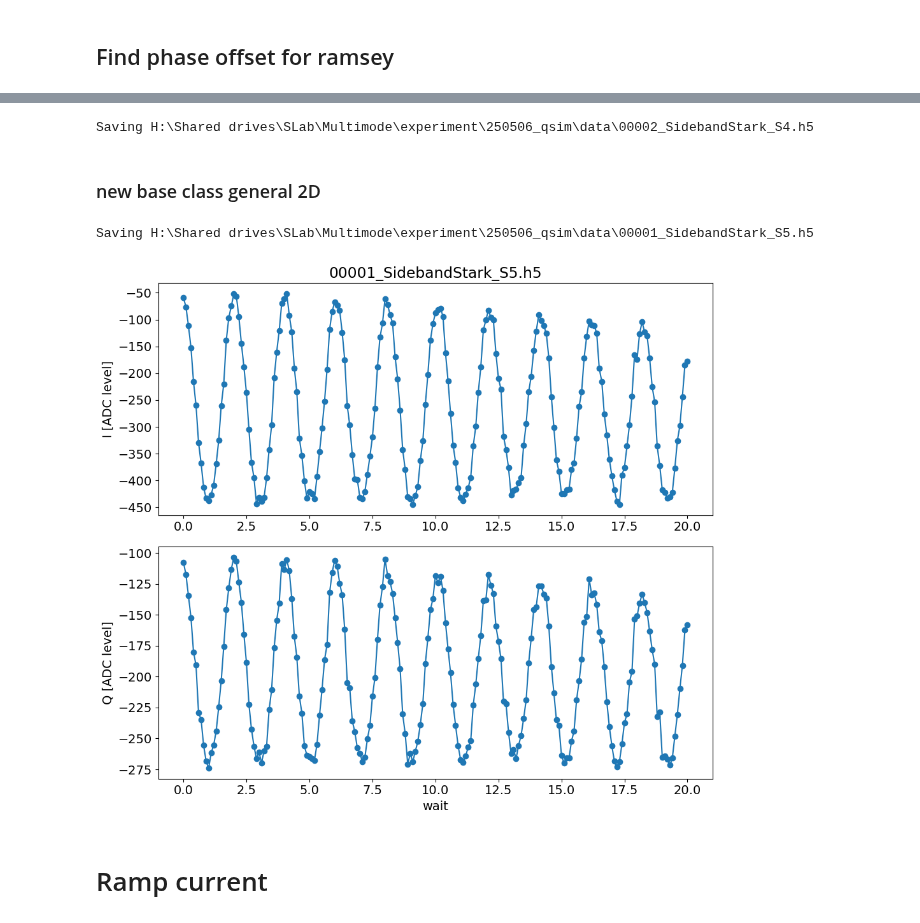
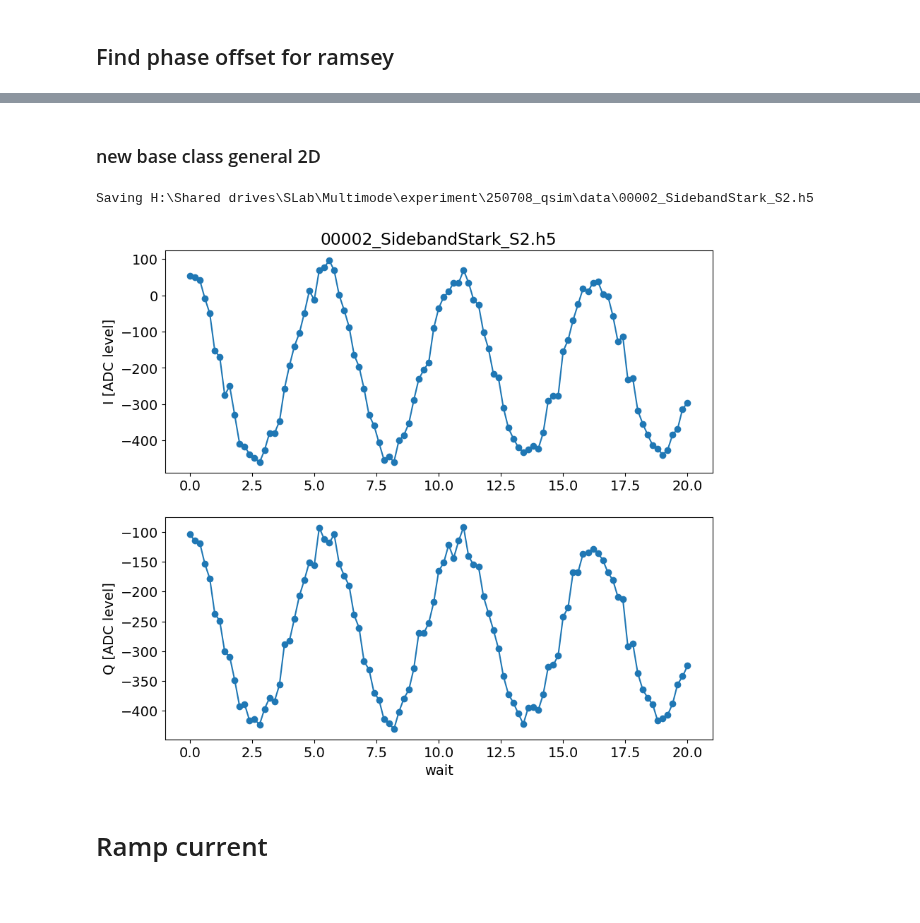
Before and after one commit to SchusterLab/multimode_expts, a Jupyter notebook: qsim_experiments.ipynb, the cells around one changed output, grey strips where cells are left out. Cells and saved outputs as stored; diff of their text form; code cells hidden in the pictures.

Commit message:
trying to rerun ac stark shift calibration

```diff
--- a/qsim_experiments.ipynb
+++ b/qsim_experiments.ipynb
@@ -40,6 +40,6 @@ Could not load Autonics TM4 Driver
 import json
 import os
 # path = os.getcwd()
-path = r'H:\Shared drives\SLab\Multimode\experiment\250506_qsim' # for data
+path = r'H:\Shared drives\SLab\Multimode\experiment\250708_qsim' # for data
 print("path: ", path)
 # %% [output]
@@ -315,17 +338,17 @@ from multimode_expts.experiments.qsim.sideband_scramble import SidebandScrambleE
 # %%
 expt_params = dict(
     expts = 1,
-    reps = 1000,
+    reps = 200,
     rounds = 1,
     qubits = [0],
     f0g1_cavity = 1,  #  1/2 name of manipulate cavity
     init_stor = 1, # storage mode number to initialize to n=1 Fock state
     ro_stor = 0, # storage mode number that gets read out in the end
     # if 0, this means to read out man instead
-    floquet_cycles = list(range(1,101)),
+    floquet_cycles = list(range(1,21)),
     detune=0,
     normalize = False,
-    active_reset = True,
+    active_reset = False,
     man_reset = True,
     storage_reset = True,
     advance_phase = 0, # advance phase of second pi/2 by this much [degrees]
@@ -340,6 +363,6 @@ sbs = SidebandScrambleExperiment(
     expt_params = expt_params,
     progress=True)
 
-sbs.cfg.device.readout.relax_delay = [200]  # Wait time between experiments [us]
+sbs.cfg.device.readout.relax_delay = [2500]  # Wait time between experiments [us]
 sbs.go(analyze=False, display=True, progress=True, save=True)
 # %% [output]
@@ -472,5 +572,5 @@ from multimode_expts.experiments.qsim.sideband_stark import SidebandStarkExperim
 # %%
-for init_stor in range(1,8):
+for init_stor in [1]: #range(1,8):
     ro_stor = 0
     expt_params = dict(
         expts = 1,
@@ -485,7 +585,7 @@ for init_stor in range(1,8):
         detune = 0,
         phases=np.linspace(-90,90,91).tolist(),
         # wait=10, # wait time between two hpi pulses in us
-        waits = np.linspace(0,10,51).tolist(),
+        waits = np.linspace(0,2,51).tolist(),
         swept_params = ['phase', 'wait'],
         # usage: if you want to sweep cfg.expt.paramName,
         # include paramName here in this list
@@ -522,58 +616,14 @@ Saving H:\Shared drives\SLab\Multimode\experiment\250506_qsim\data\00000_Sideban
-# %%
-for init_stor in [4]: #range(1,8):
-    ro_stor = 0
-    expt_params = dict(
-        expts = 1,
-        reps = 500,
-        rounds = 1,
-        qubits = [0],
-        f0g1_cavity = 1,  #  1/2 name of manipulate cavity
-        init_stor = init_stor, # storage mode number to initialize to n=1 Fock state
-        ro_stor = ro_stor, # storage mode number that gets read out in the end
-        # if 0, this means to read out man instead
-        # detunes=np.linspace(-0.1,0.1,101).tolist(),
-        detune = 0,
-        phases=np.linspace(-90,90,91).tolist(),
-        # wait=10, # wait time between two hpi pulses in us
-        waits = np.linspace(0,2,51).tolist(),
-        swept_params = ['phase', 'wait'],
-        # usage: if you want to sweep cfg.expt.paramName,
-        # include paramName here in this list
-        # AND include cfg.expt.paramNames (note the s) as a list of values to step thru.
-        # (You want a list instead of numpy array for better yaml export.)
-        # Currently handles 1D and 2D sweeps and plots only.
-        # For 2D, order is [outer, inner].
-        normalize = False,
-        active_reset = True,
-        man_reset = True,
-        storage_reset = True,
-        advance_phase = 0, # advance phase of second pi/2 by this much [degrees]
-        echoes = [False, 0], # [on/off, number of echoes]
-    )
-
-    sta = SidebandStarkExperiment(
-        soccfg=soc,
-        path=expt_path,
-        prefix=f"SidebandStark_S{expt_params['init_stor']}",
-        config_file=config_path,
-        expt_params = expt_params,
-        progress=True)
-
-    sta.cfg.device.readout.relax_delay = [200]  # Wait time between experiments [us]
-    sta.go(analyze=False, display=False, progress=True, save=True)
-# %% [output]
-Saving H:\Shared drives\SLab\Multimode\experiment\250506_qsim\data\00002_SidebandStark_S4.h5
 # %% [markdown]
 ### new base class general 2D
 # %%
 from multimode_expts.experiments.qsim.sideband_stark import SidebandStarkProgram
 from multimode_expts.experiments.qsim.qsim_base import QsimBaseExperiment
 # %%
-for init_stor in [5]: #range(1,8):
+for init_stor in [2]: #range(1,8):
     ro_stor = 0
     expt_params = dict(
         expts = 1,
-        reps = 500,
+        reps = 100,
         rounds = 1,
         qubits = [0],
         f0g1_cavity = 1,  #  1/2 name of manipulate cavity
@@ -582,38 +632,38 @@ for init_stor in [5]: #range(1,8):
         # if 0, this means to read out man instead
         detune = 0,
         # detunes=np.linspace(-0.1,0.1,101).tolist(),
         advance_phase = 0, # advance phase of second pi/2 by this much [degrees]
         # advance_phases=np.linspace(-90,90,91).tolist(),
         # wait=10, # wait time between two hpi pulses in us
-        waits = np.linspace(0,20,201).tolist(),
+        waits = np.linspace(0,20,101).tolist(),
         swept_params = ['wait'],
         # usage: if you want to sweep cfg.expt.paramName,
         # include paramName here in this list
         # AND include cfg.expt.paramNames (note the s) as a list of values to step thru.
         # (You want a list instead of numpy array for better yaml export.)
         # Currently handles 1D and 2D sweeps and plots only.
         # For 2D, order is [outer, inner].
         normalize = False,
-        active_reset = True,
+        active_reset = False,
         man_reset = True,
         storage_reset = True,
         echoes = [False, 0], # [on/off, number of echoes]
     )
 
     qbe = QsimBaseExperiment(
         soccfg=soc,
         path=expt_path,
         prefix=f"SidebandStark_S{expt_params['init_stor']}",
         config_file=config_path,
         expt_params=expt_params,
         program=SidebandStarkProgram,
         progress=True)
 
-    qbe.cfg.device.readout.relax_delay = [200]  # Wait time between experiments [us]
+    qbe.cfg.device.readout.relax_delay = [8000]  # Wait time between experiments [us]
     qbe.go(analyze=False, display=True, progress=True, save=True)
 # %% [output]
-Saving H:\Shared drives\SLab\Multimode\experiment\250506_qsim\data\00001_SidebandStark_S5.h5
+Saving H:\Shared drives\SLab\Multimode\experiment\250708_qsim\data\00002_SidebandStark_S2.h5
-[figure, old version]
+[figure, new version]
 # %% [markdown]
 # Ramp current
 # %%
```
Also changed, not shown: parts of 12 cells of this notebook, 2 other files.
